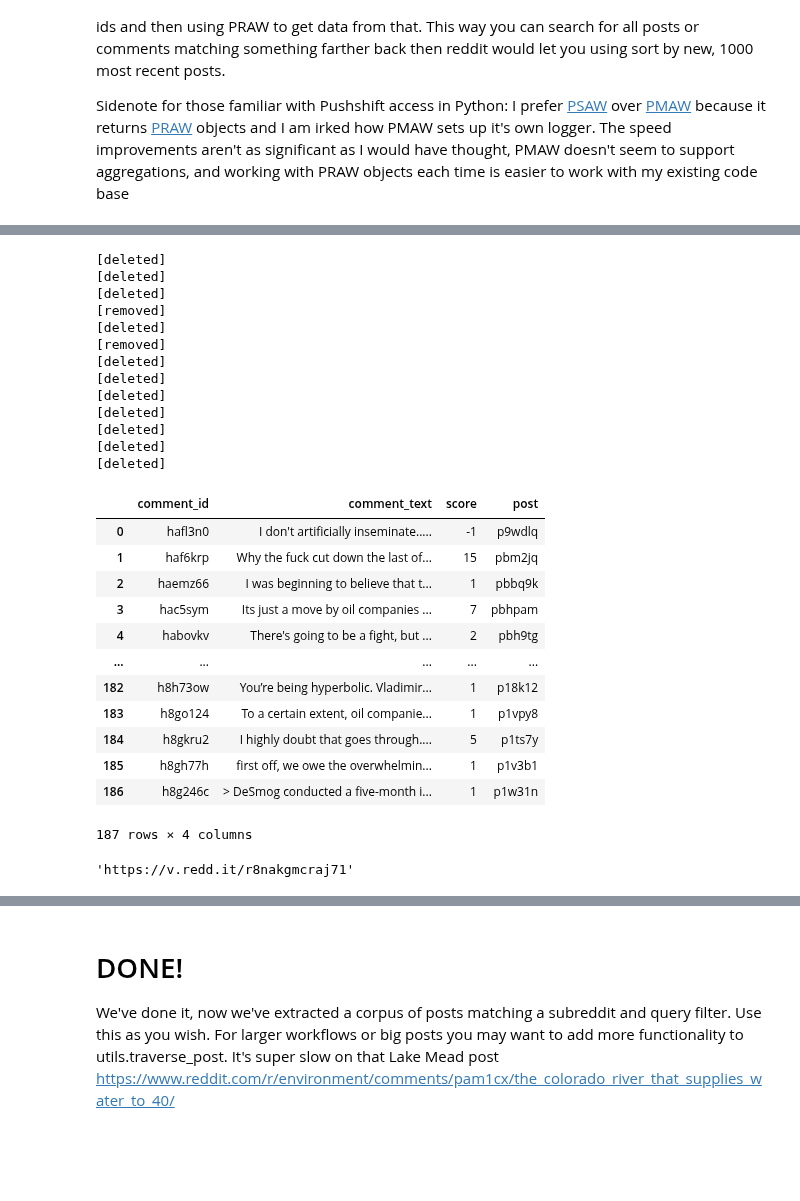
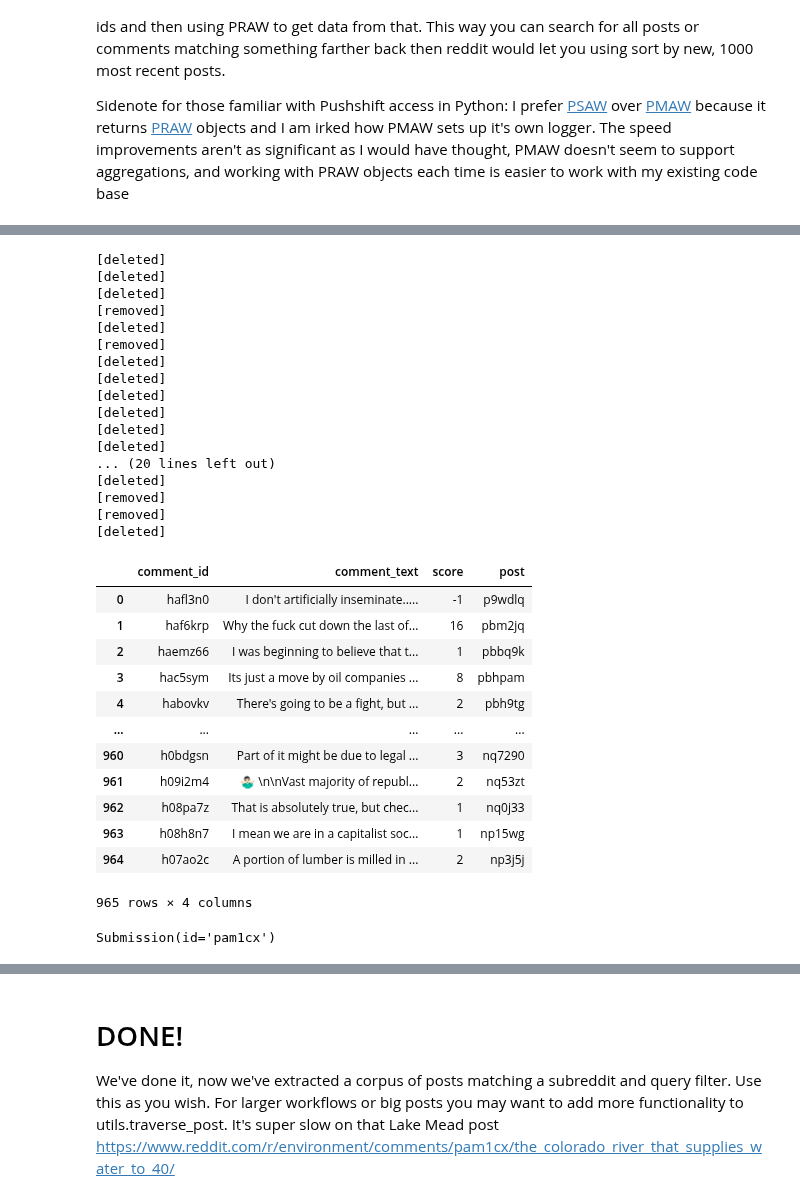
Before and after one commit to rogerfitz/tutorials, a Jupyter notebook: subreddit_analysis/4_Bulk_Data_Extraction_with_Pushshift.ipynb, the cells around one changed output, grey strips where cells are left out. Saved outputs shown, nothing was run; the diff lists cells and outputs as text; code cells hidden in the pictures; blank space fills up the shorter version.

```diff
--- a/subreddit_analysis/4_Bulk_Data_Extraction_with_Pushshift.ipynb
+++ b/subreddit_analysis/4_Bulk_Data_Extraction_with_Pushshift.ipynb
@@ -19,52 +21,56 @@ word_to_check="companies"
 #psaw example - returns praw objects
 subreddit_name="environment"
 word_to_check="companies"
-comments=psaw_pushshift.search_comments(q=word_to_check, subreddit=subreddit_name, limit=200, before=1629990795)
+comments=psaw_pushshift.search_comments(q=word_to_check, subreddit=subreddit_name, limit=1001, before=1629990795)
 import pandas as pd
 
 post_with_comments=[]
 for comment in comments:
     if word_to_check in comment.body.lower():#case insensitive check
         post_with_comments.append(
             {"comment_id": comment.id, "comment_text": comment.body,"score": comment.score,"post": comment.submission.id
             }
         )
     else:
         #edited or removed comments don't work
         print(comment.body)
 df=pd.DataFrame(post_with_comments)
 df
 # %% [output]
 [deleted]
 [deleted]
 [deleted]
 [removed]
 [deleted]
 [removed]
 [deleted]
 [deleted]
 [deleted]
 [deleted]
 [deleted]
 [deleted]
+... (20 lines left out)
 [deleted]
+[removed]
+[removed]
+[deleted]
 |  | comment_id | comment_text | score | post |
 | 0 | hafl3n0 | I don't artificially inseminate..... | -1 | p9wdlq |
-| 1 | haf6krp | Why the fuck cut down the last of... | 15 | pbm2jq |
+| 1 | haf6krp | Why the fuck cut down the last of... | 16 | pbm2jq |
 | 2 | haemz66 | I was beginning to believe that t... | 1 | pbbq9k |
-| 3 | hac5sym | Its just a move by oil companies ... | 7 | pbhpam |
+| 3 | hac5sym | Its just a move by oil companies ... | 8 | pbhpam |
 | 4 | habovkv | There's going to be a fight, but ... | 2 | pbh9tg |
 | ... | ... | ... | ... | ... |
-| 182 | h8h73ow | You’re being hyperbolic. Vladimir... | 1 | p18k12 |
-| 183 | h8go124 | To a certain extent, oil companie... | 1 | p1vpy8 |
-| 184 | h8gkru2 | I highly doubt that goes through.... | 5 | p1ts7y |
-| 185 | h8gh77h | first off, we owe the overwhelmin... | 1 | p1v3b1 |
-| 186 | h8g246c | > DeSmog conducted a five-month i... | 1 | p1w31n |
+| 960 | h0bdgsn | Part of it might be due to legal ... | 3 | nq7290 |
+| 961 | h09i2m4 | 🤷🏻‍♂️ \n\nVast majority of republ... | 2 | nq53zt |
+| 962 | h08pa7z | That is absolutely true, but chec... | 1 | nq0j33 |
+| 963 | h08h8n7 | I mean we are in a capitalist soc... | 1 | np15wg |
+| 964 | h07ao2c | A portion of lumber is milled in ... | 2 | np3j5j |
-187 rows × 4 columns
+965 rows × 4 columns
 # %%
-reddit.submission(df['post'].iloc[5]).url
+reddit.submission(df['post'].iloc[5])
 # %% [output]
-'https://v.redd.it/r8nakgmcraj71'
+Submission(id='pam1cx')
 # %%
 full_discussion_rows=[]
 #just doing first 5, traverse posts is super slow with 6th post ID and takes a while to do it https://www.reddit.com/r/environment/comments/pam1cx/the_colorado_river_that_supplies_water_to_40/
```
Also changed, not shown: parts of 2 cells of this notebook, 6 other files.
